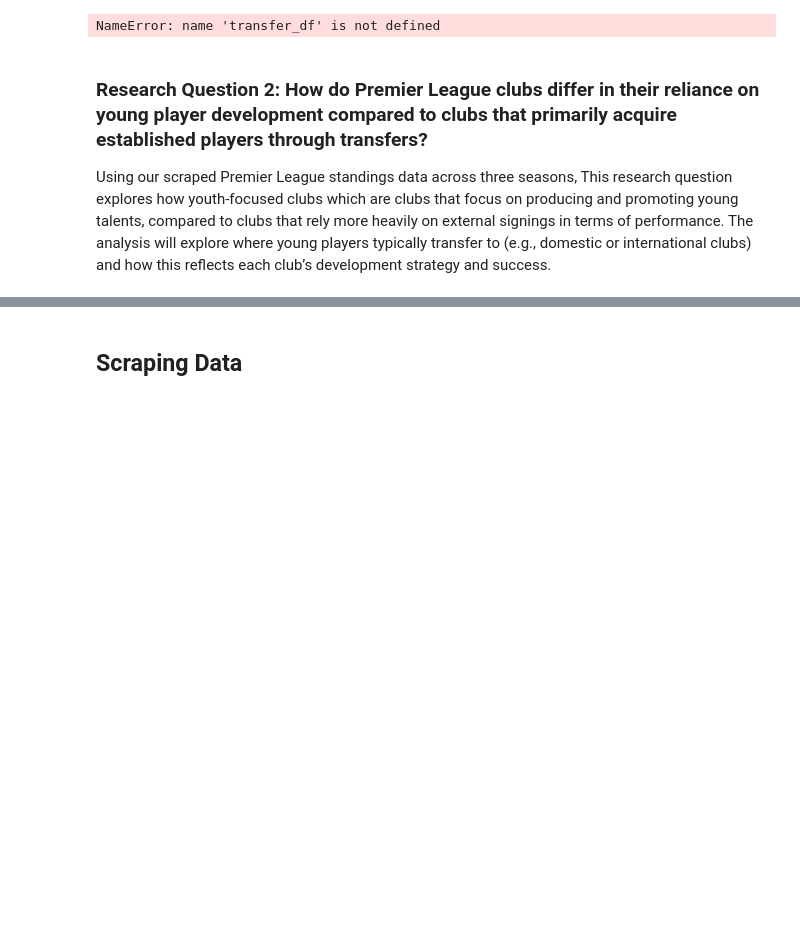
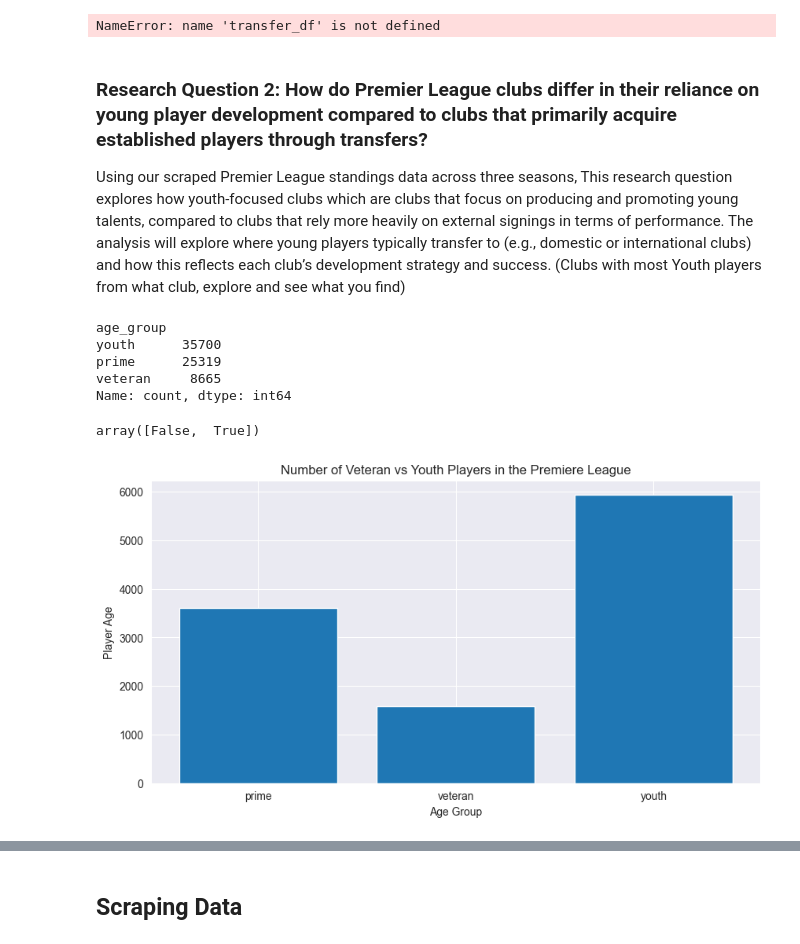
Before and after one commit to S-amuzu/CIP_G103, a Jupyter notebook: CIP.ipynb, the cells around one changed output, grey strips where cells are left out. Saved outputs shown, nothing was run; the diff lists cells and outputs as text; code cells hidden in the pictures; blank space fills up the shorter version.

Commit message:
Research question 2

```diff
--- a/CIP.ipynb
+++ b/CIP.ipynb
@@ -556,4 +561,47 @@ transfer_df.info()
 NameError: name 'transfer_df' is not defined
 # %% [markdown]
 ### Research Question 2:  How do Premier League clubs differ in their reliance on young player development compared to clubs that primarily acquire established players through transfers?
-Using our scraped Premier League standings data across three seasons, This research question explores how youth-focused clubs which are clubs that focus on producing and promoting young talents, compared to clubs that rely more heavily on external signings in terms of performance. The analysis will explore where young players typically transfer to (e.g., domestic or international clubs) and how this reflects each club’s development strategy and success.
+Using our scraped Premier League standings data across three seasons, This research question explores how youth-focused clubs which are clubs that focus on producing and promoting young talents, compared to clubs that rely more heavily on external signings in terms of performance. The analysis will explore where young players typically transfer to (e.g., domestic or international clubs) and how this reflects each club’s development strategy and success. (Clubs with most Youth players from what club, explore and see what you find)
+# %%
+# Group data into youth and veterans
+def category_age(age):
+    if age <= 23:
+        return "youth"
+    elif age <= 29:
+        return "prime"
+    else:
+        return "veteran"
+
+# Apply function
+transfer_df["age_group"] = transfer_df["player_age"].apply(category_age)
+transfer_df["age_group"].value_counts()
+# %% [output]
+age_group
+youth      35700
+prime      25319
+veteran     8665
+Name: count, dtype: int64
+# %%
+transfer_df["is_loan"].unique()
+# %% [output]
+array([False,  True])
+# %%
+# Filtering data for just the Premiere League
+gb1 = transfer_df[(transfer_df["league"] == "GB1")]
+
+# Group by youth for transfers
+youth_counts = (
+    gb1.groupby("age_group", observed = False)["player_age"]
+    .count()
+    .reset_index()
+)
+
+# Visualize Transfer fee by Seasons in the Premier League
+plt.figure(figsize=(10, 5))
+plt.bar(youth_counts["age_group"], youth_counts["player_age"])
+plt.xlabel("Age Group")
+plt.ylabel("Player Age")
+plt.title("Number of Veteran vs Youth Players in the Premiere League")
+plt.show()
+# %% [output]
+[figure, added]
```
Also changed, not shown: parts of 11 cells of this notebook.
